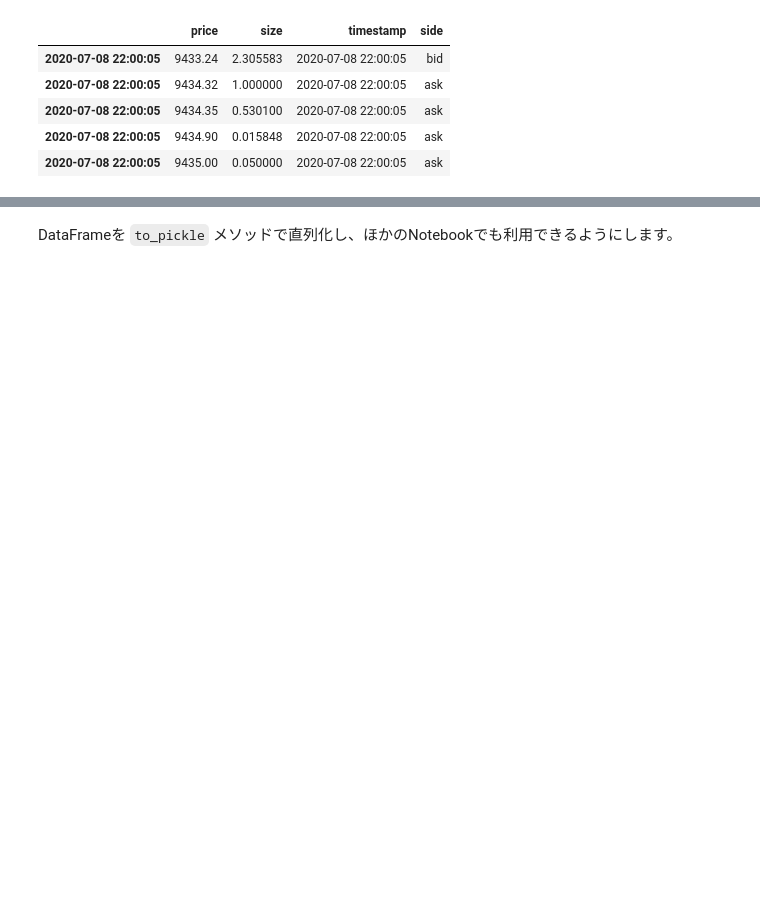
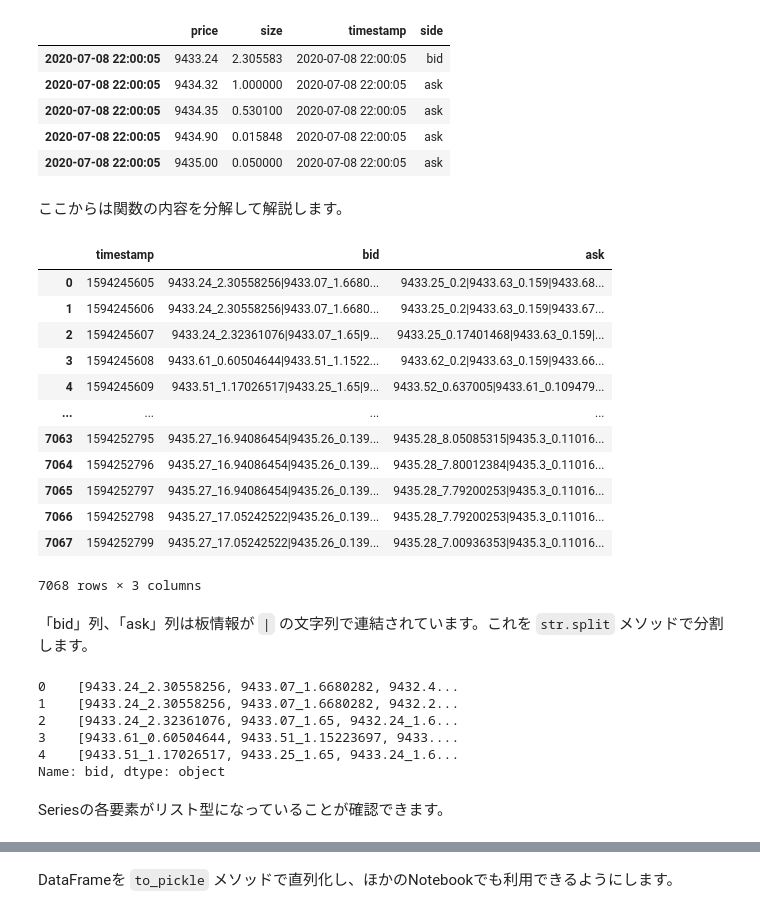
Before and after one commit to fin-py/botter4pandas, a Jupyter notebook: convert_orderbook2tidydata.ipynb, the cells around one changed output, grey strips where cells are left out. Drawn from its saved outputs; the diff is of its cells as text; code cells hidden in the pictures; blank space fills up the shorter version.

```diff
--- a/convert_orderbook2tidydata.ipynb
+++ b/convert_orderbook2tidydata.ipynb
@@ -100,3 +93,35 @@ df.head()
 | 2020-07-08 22:00:05 | 9434.35 | 0.530100 | 2020-07-08 22:00:05 | ask |
 | 2020-07-08 22:00:05 | 9434.90 | 0.015848 | 2020-07-08 22:00:05 | ask |
 | 2020-07-08 22:00:05 | 9435.00 | 0.050000 | 2020-07-08 22:00:05 | ask |
+# %% [markdown]
+ここからは関数の内容を分解して解説します。
+# %%
+raw_df
+# %% [output]
+|  | timestamp | bid | ask |
+| 0 | 1594245605 | 9433.24_2.30558256|9433.07_1.6680... | 9433.25_0.2|9433.63_0.159|9433.68... |
+| 1 | 1594245606 | 9433.24_2.30558256|9433.07_1.6680... | 9433.25_0.2|9433.63_0.159|9433.67... |
+| 2 | 1594245607 | 9433.24_2.32361076|9433.07_1.65|9... | 9433.25_0.17401468|9433.63_0.159|... |
+| 3 | 1594245608 | 9433.61_0.60504644|9433.51_1.1522... | 9433.62_0.2|9433.63_0.159|9433.66... |
+| 4 | 1594245609 | 9433.51_1.17026517|9433.25_1.65|9... | 9433.52_0.637005|9433.61_0.109479... |
+| ... | ... | ... | ... |
+| 7063 | 1594252795 | 9435.27_16.94086454|9435.26_0.139... | 9435.28_8.05085315|9435.3_0.11016... |
+| 7064 | 1594252796 | 9435.27_16.94086454|9435.26_0.139... | 9435.28_7.80012384|9435.3_0.11016... |
+| 7065 | 1594252797 | 9435.27_16.94086454|9435.26_0.139... | 9435.28_7.79200253|9435.3_0.11016... |
+| 7066 | 1594252798 | 9435.27_17.05242522|9435.26_0.139... | 9435.28_7.79200253|9435.3_0.11016... |
+| 7067 | 1594252799 | 9435.27_17.05242522|9435.26_0.139... | 9435.28_7.00936353|9435.3_0.11016... |
+7068 rows × 3 columns
+# %% [markdown]
+「bid」列、「ask」列は板情報が `|` の文字列で連結されています。これを `str.split` メソッドで分割します。
+# %%
+split_ser = raw_df.loc[:, "bid"].str.split("|")
+split_ser.head()
+# %% [output]
+0    [9433.24_2.30558256, 9433.07_1.6680282, 9432.4...
+1    [9433.24_2.30558256, 9433.07_1.6680282, 9432.2...
+2    [9433.24_2.32361076, 9433.07_1.65, 9432.24_1.6...
+3    [9433.61_0.60504644, 9433.51_1.15223697, 9433....
+4    [9433.51_1.17026517, 9433.25_1.65, 9433.24_1.6...
+Name: bid, dtype: object
+# %% [markdown]
+Seriesの各要素がリスト型になっていることが確認できます。
```
Also changed, not shown: parts of 26 cells of this notebook.
